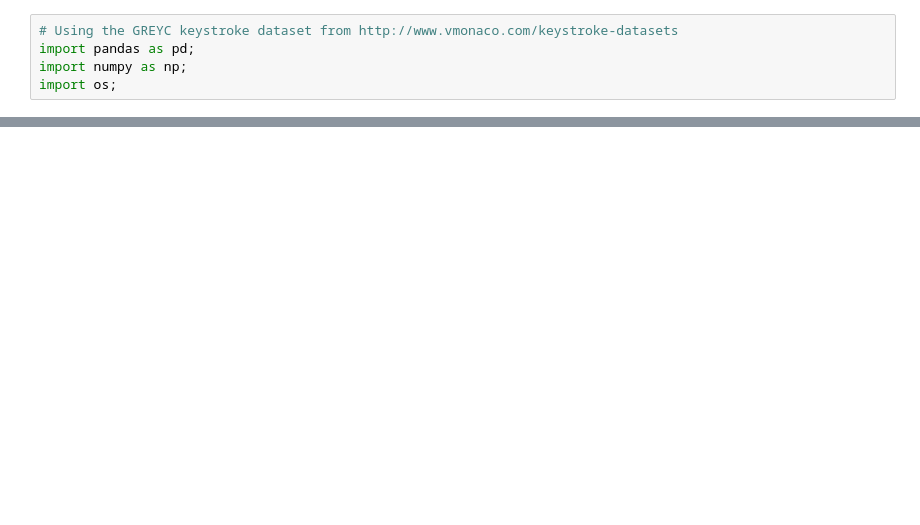
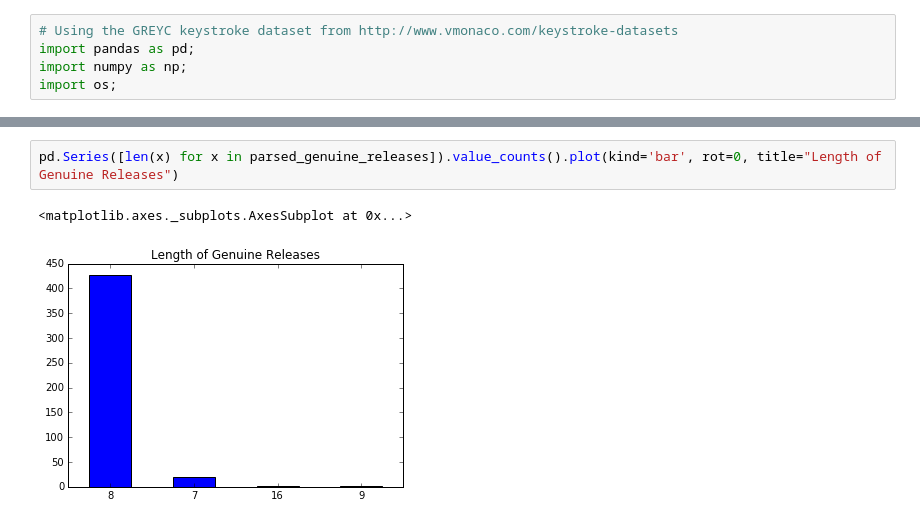
Before and after one commit to gw-cs-sd/sd-2017-covert-ops, a Jupyter notebook: joe/NewDataset.ipynb, the cells around one changed output, grey strips where cells are left out. Saved outputs shown, nothing was run; the diff lists cells and outputs as text; blank space fills up the shorter version.

```diff
--- a/joe/NewDataset.ipynb
+++ b/joe/NewDataset.ipynb
@@ -39,0 +51,5 @@ genuine_list
+# %%
+pd.Series([len(x) for x in parsed_genuine_releases]).value_counts().plot(kind='bar', rot=0, title="Length of Genuine Releases")
+# %% [output]
+<matplotlib.axes._subplots.AxesSubplot at 0x...>
+[figure, added]
```
Also changed, not shown: parts of 10 cells of this notebook, 4 other files.
